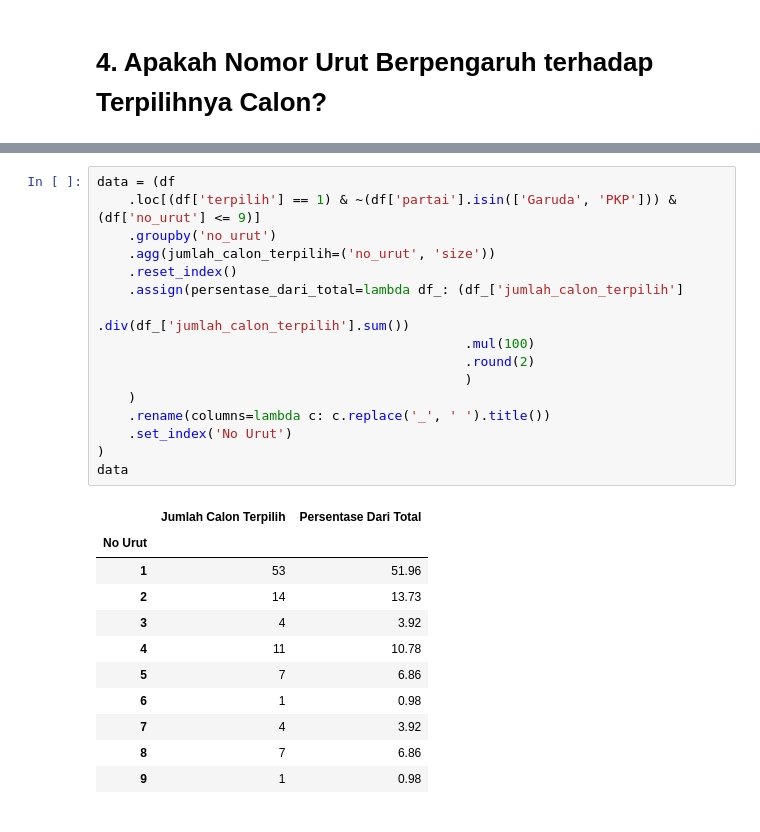
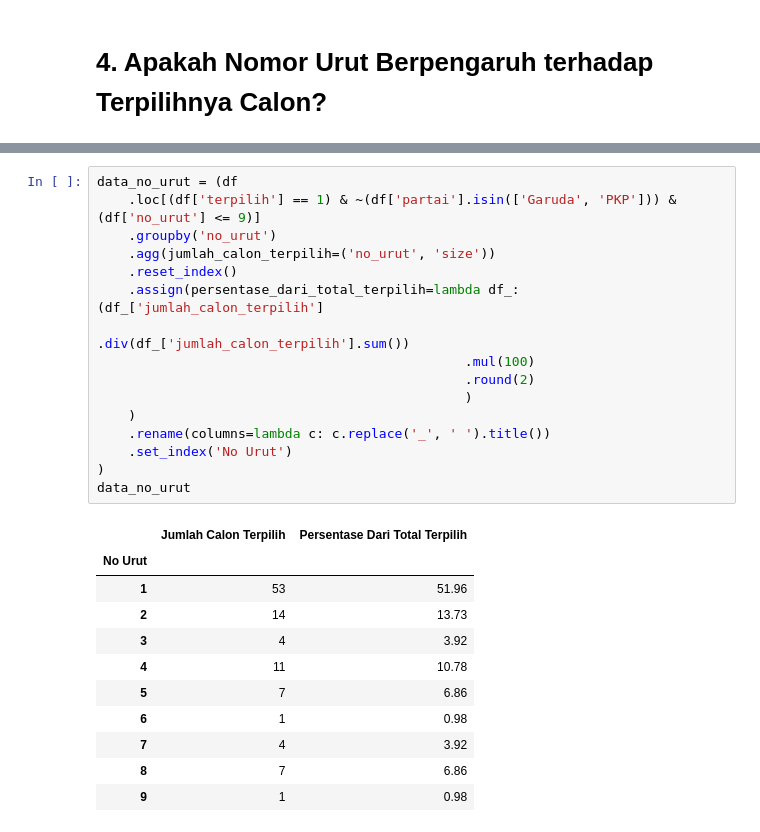
Before and after one commit to danjelito/pemilu-dki-2019, a Jupyter notebook: src/report.ipynb, the cells around one changed output, grey strips where cells are left out. Drawn from its saved outputs; the diff is of its cells as text.

```diff
--- a/src/report.ipynb
+++ b/src/report.ipynb
@@ -478,21 +520,21 @@ Karena jumlah calon per nomor urut per partai sama, kita bisa mencari tahu, apak
 # %%
-data = (df
+data_no_urut = (df
     .loc[(df['terpilih'] == 1) & ~(df['partai'].isin(['Garuda', 'PKP'])) & (df['no_urut'] <= 9)]
     .groupby('no_urut')
     .agg(jumlah_calon_terpilih=('no_urut', 'size'))
     .reset_index()
-    .assign(persentase_dari_total=lambda df_: (df_['jumlah_calon_terpilih']
+    .assign(persentase_dari_total_terpilih=lambda df_: (df_['jumlah_calon_terpilih']
                                                .div(df_['jumlah_calon_terpilih'].sum())
                                                .mul(100)
                                                .round(2)
                                                )
     )
     .rename(columns=lambda c: c.replace('_', ' ').title())
     .set_index('No Urut')
 )
-data
+data_no_urut
 # %% [output]
-|  | Jumlah Calon Terpilih | Persentase Dari Total |
+|  | Jumlah Calon Terpilih | Persentase Dari Total Terpilih |
 | No Urut |  |  |
 | 1 | 53 | 51.96 |
 | 2 | 14 | 13.73 |
```
Also changed, not shown: parts of 12 cells of this notebook.
